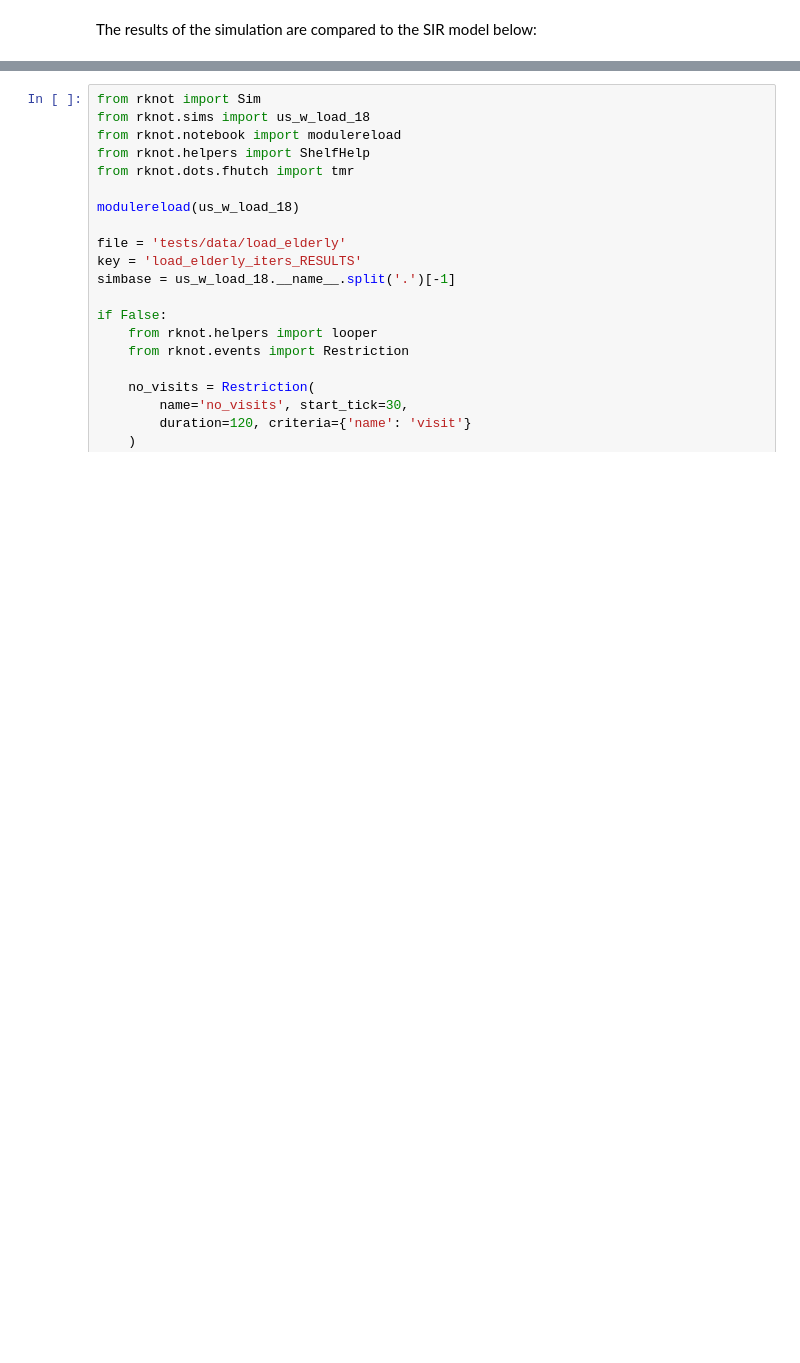
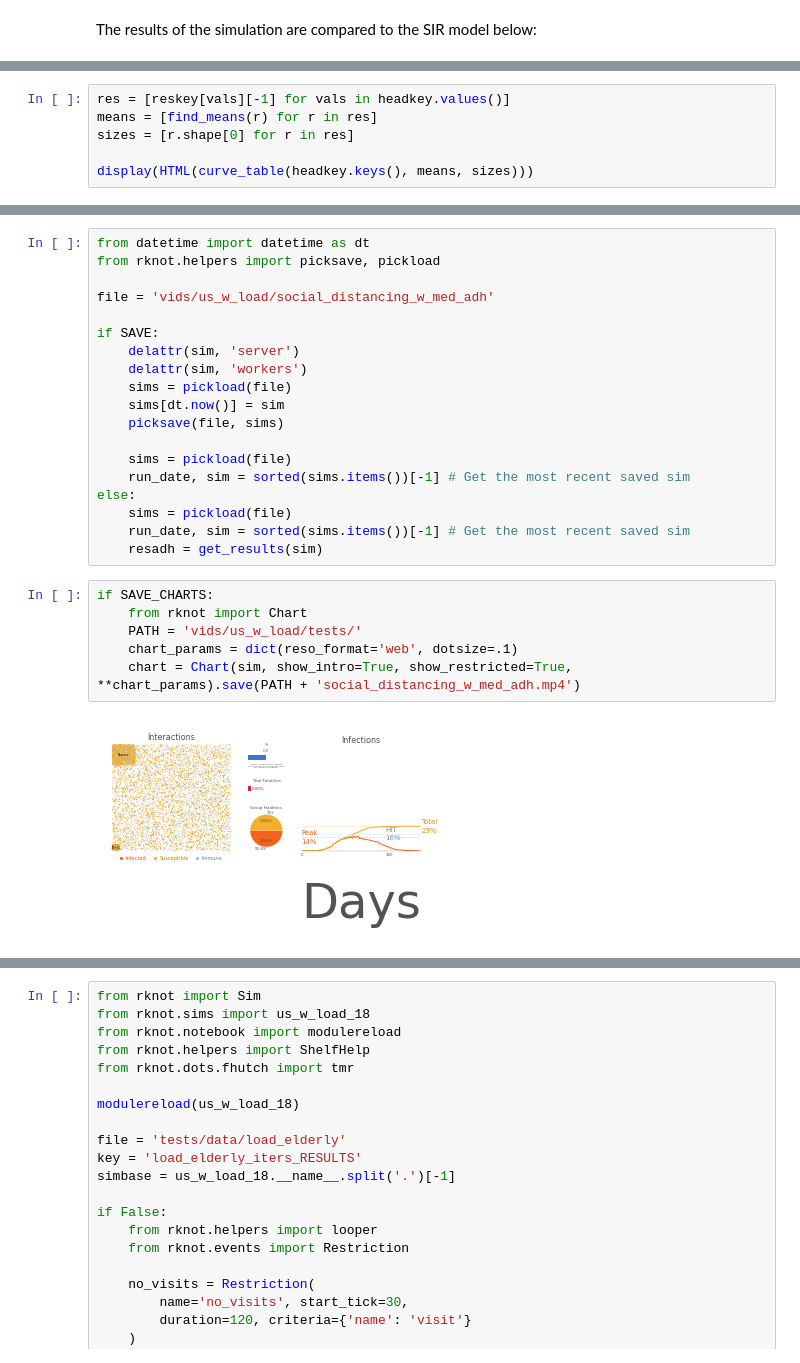
Before and after one commit to rjskene/rknotdocs, a Jupyter notebook: docs/load.ipynb, the cells around one changed output, grey strips where cells are left out. Saved outputs shown, nothing was run; the diff lists cells and outputs as text; blank space fills up the shorter version.

Commit message:
tweaks to load

```diff
--- a/docs/load.ipynb
+++ b/docs/load.ipynb
@@ -1203,0 +1299,6 @@ A lower $R_0$ is in part responsible, but so too is the viral load curve in Hutc
+# %%
+res = [reskey[vals][-1] for vals in headkey.values()]
+means = [find_means(r) for r in res]
+sizes = [r.shape[0] for r in res]
+
+display(HTML(curve_table(headkey.keys(), means, sizes)))
@@ -1203,0 +1388,27 @@ A lower $R_0$ is in part responsible, but so too is the viral load curve in Hutc
+# %%
+from datetime import datetime as dt
+from rknot.helpers import picksave, pickload
+
+file = 'vids/us_w_load/social_distancing_w_med_adh'
+
+if SAVE:
+    delattr(sim, 'server')
+    delattr(sim, 'workers')
+    sims = pickload(file)
+    sims[dt.now()] = sim
+    picksave(file, sims)
+
+    sims = pickload(file)
+    run_date, sim = sorted(sims.items())[-1] # Get the most recent saved sim
+else:
+    sims = pickload(file)
+    run_date, sim = sorted(sims.items())[-1] # Get the most recent saved sim
+    resadh = get_results(sim)
+# %%
+if SAVE_CHARTS:
+    from rknot import Chart
+    PATH = 'vids/us_w_load/tests/'
+    chart_params = dict(reso_format='web', dotsize=.1)
+    chart = Chart(sim, show_intro=True, show_restricted=True, **chart_params).save(PATH + 'social_distancing_w_med_adh.mp4')
+# %% [output]
+[figure, added]
```
Also changed, not shown: parts of 20 cells of this notebook, 18 other files.
